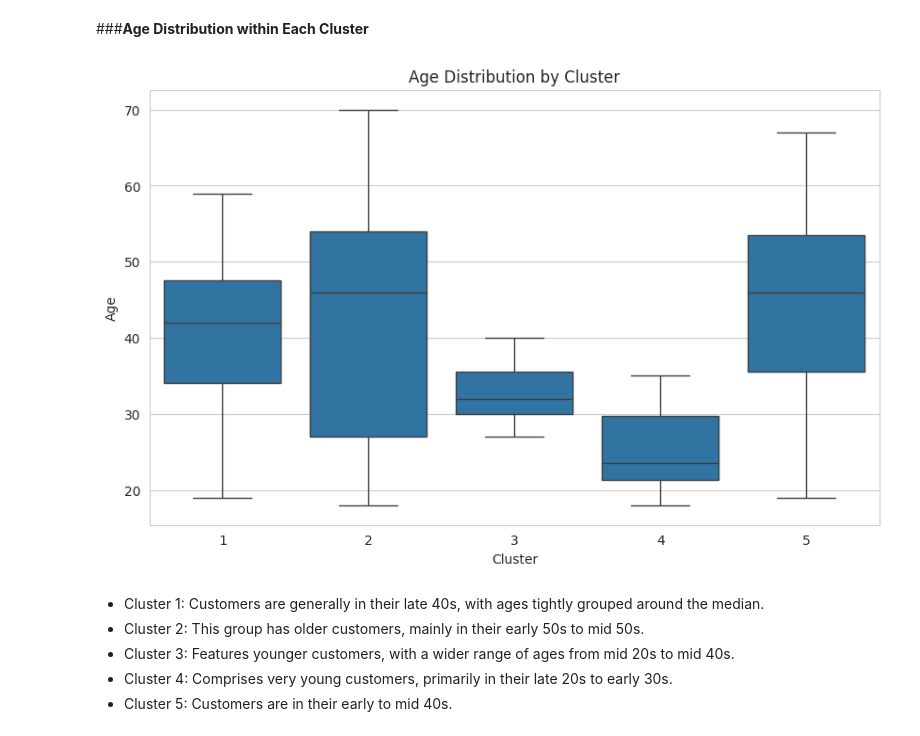
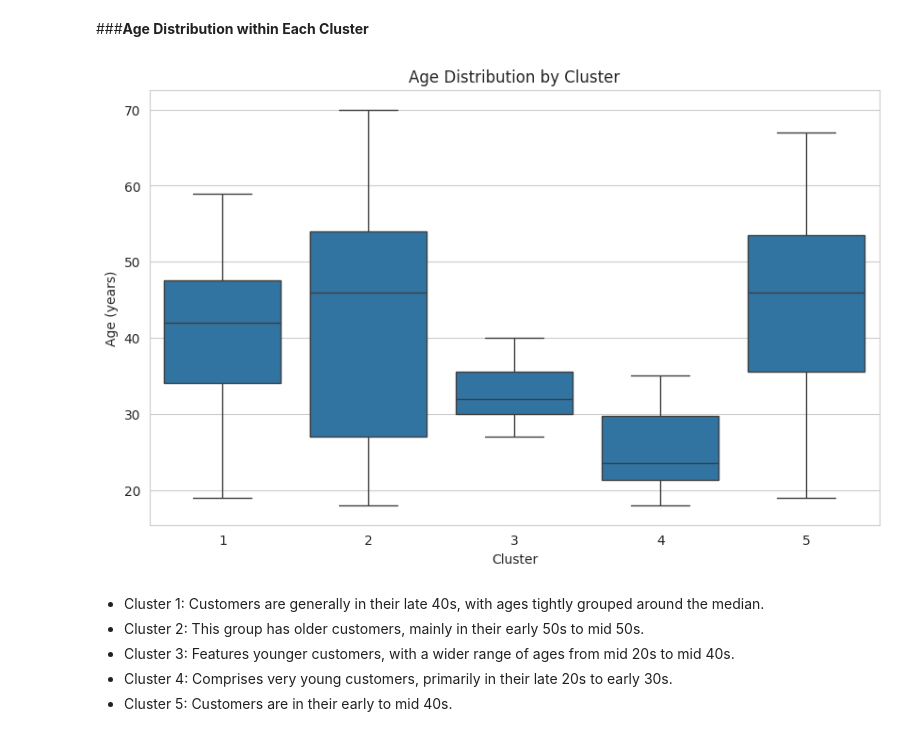
Before and after one commit to AishahZulkifli/STQD6324_DATA_MANAGEMENT, a Jupyter notebook: Assignment_1_P132840.ipynb, the cells around one changed output. Saved outputs shown, nothing was run; the diff lists cells and outputs as text; code cells hidden in the pictures.

```diff
--- a/Assignment_1_P132840.ipynb
+++ b/Assignment_1_P132840.ipynb
@@ -187,7 +187,7 @@ It is for detecting outliers.
 # %%
 # Visualize potential outliers using boxplots
 plt.figure(figsize=(18, 5))
-for i, col in enumerate(['Age', 'Annual Income (RM)', 'Spending Score (1-100)']):
+for i, col in enumerate(['Age (years)', 'Annual Income (RM)', 'Spending Score (1-100)']):
     plt.subplot(1, 3, i+1)
     sns.boxplot(y=data[col])
     plt.title(f'Boxplot of {col}')
@@ -381,16 +381,16 @@ Cluster
 # %%
 # Set the aesthetic style of the plots
 sns.set_style("whitegrid")
 
 # Plotting age distribution within each cluster
 plt.figure(figsize=(10, 6))
-sns.boxplot(x='Cluster', y='Age', data=data)
+sns.boxplot(x='Cluster', y='Age (years)', data=data)
 plt.title('Age Distribution by Cluster')
 plt.xlabel('Cluster')
-plt.ylabel('Age')
+plt.ylabel('Age (years)')
 plt.show()
 # %% [output]
-[figure, old version]
+[figure, new version]
 # %% [markdown]
 * Cluster 1: Customers are generally in their late 40s, with ages tightly grouped around the median.
 * Cluster 2: This group has older customers, mainly in their early 50s to mid 50s.
```
Also changed, not shown: parts of 12 cells of this notebook.
